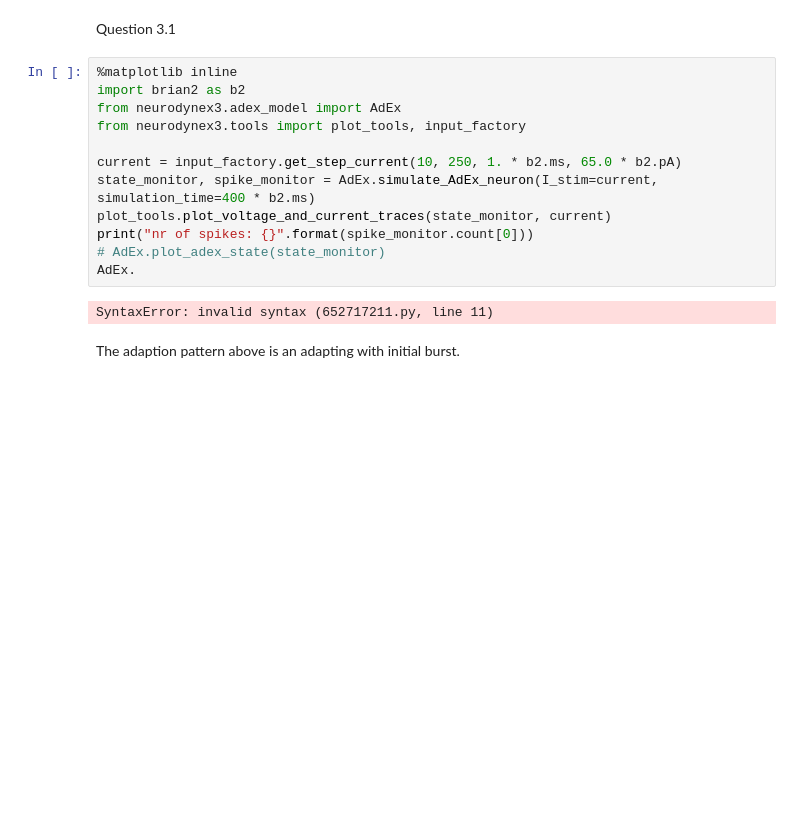
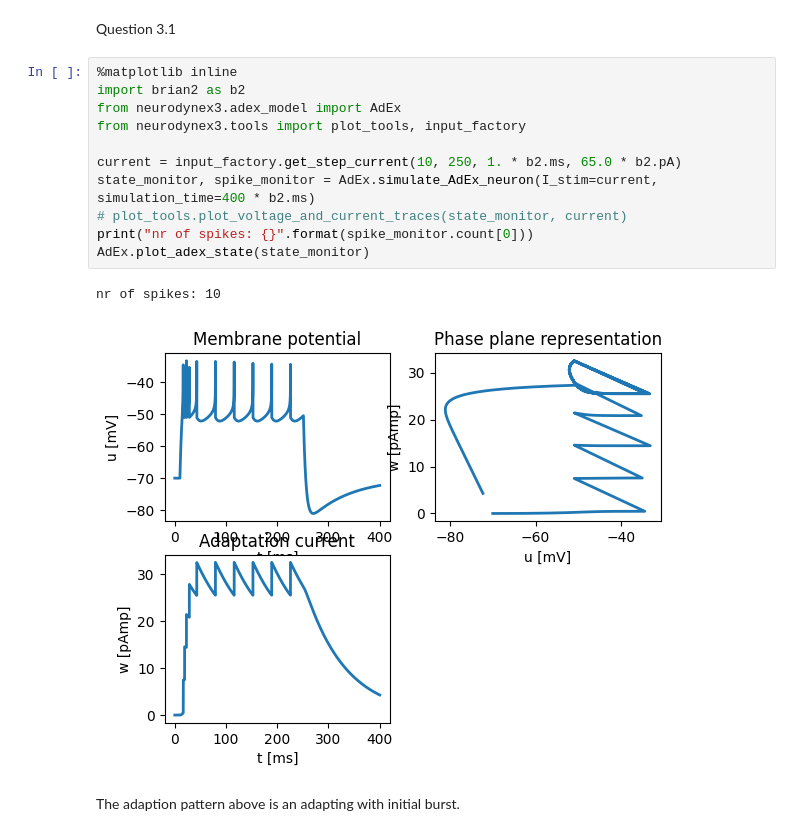
Before and after one commit to Abban-Fahim/neuronal-dynamics, a Jupyter notebook: ex3_ad_exp_IF.ipynb, the cells around one changed output. Cells and saved outputs as stored; diff of their text form; blank space fills up the shorter version.

```diff
--- a/ex3_ad_exp_IF.ipynb
+++ b/ex3_ad_exp_IF.ipynb
@@ -3,17 +3,17 @@ Question 3.1
 # %%
 %matplotlib inline
 import brian2 as b2
 from neurodynex3.adex_model import AdEx
 from neurodynex3.tools import plot_tools, input_factory
 
 current = input_factory.get_step_current(10, 250, 1. * b2.ms, 65.0 * b2.pA)
 state_monitor, spike_monitor = AdEx.simulate_AdEx_neuron(I_stim=current, simulation_time=400 * b2.ms)
-plot_tools.plot_voltage_and_current_traces(state_monitor, current)
+# plot_tools.plot_voltage_and_current_traces(state_monitor, current)
 print("nr of spikes: {}".format(spike_monitor.count[0]))
-# AdEx.plot_adex_state(state_monitor)
-AdEx.
+AdEx.plot_adex_state(state_monitor)
 # %% [output]
-SyntaxError: invalid syntax (652717211.py, line 11)
+nr of spikes: 10
+[figure, added]
 # %% [markdown]
 The adaption pattern above is an adapting with initial burst.
 # %% [markdown]
```
Also changed, not shown: parts of 3 cells of this notebook.
